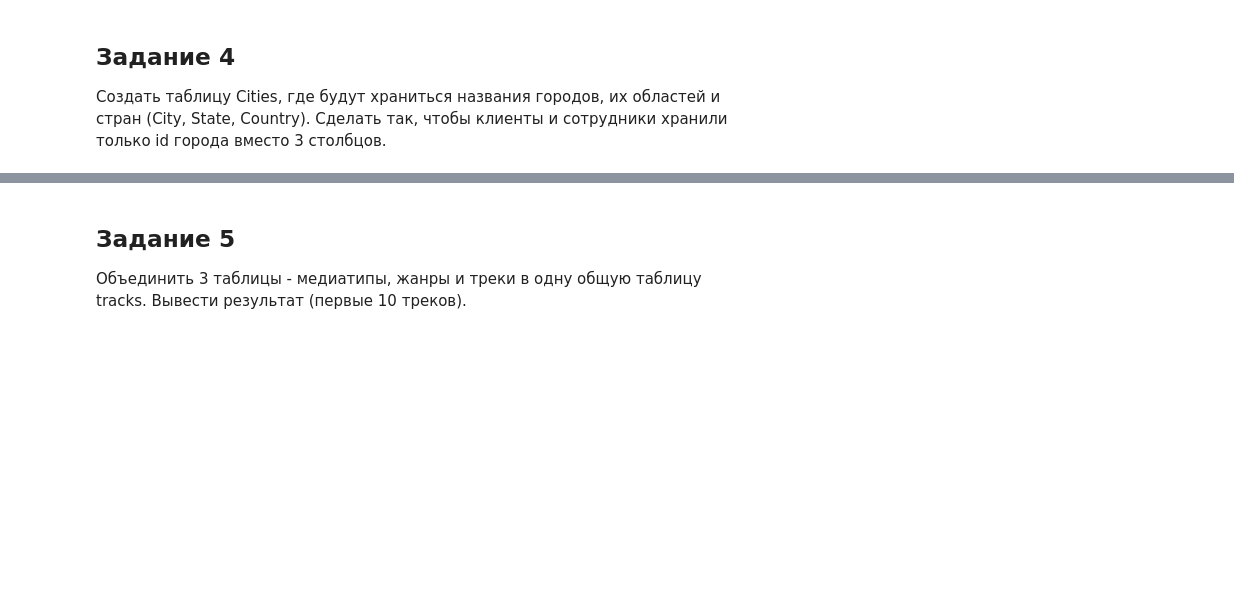
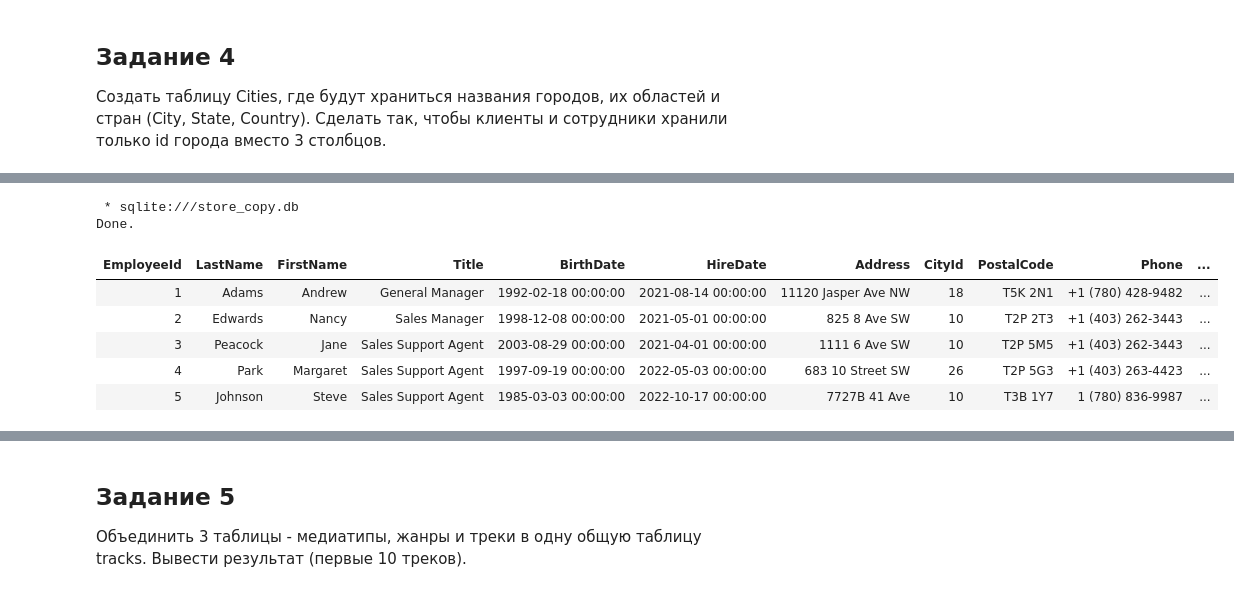
Before and after one commit to SWYARE/MIREAproject, a Jupyter notebook: Лабораторная_4.ipynb, the cells around one changed output, grey strips where cells are left out. Cells and saved outputs as stored; diff of their text form; code cells hidden in the pictures; blank space fills up the shorter version.

```diff
--- a/Лабораторная_4.ipynb
+++ b/Лабораторная_4.ipynb
@@ -95,0 +263,15 @@ CROSS JOIN green_day_track gdt;]
+# %%
+%%sql
+SELECT *
+from employees
+JOIN cities ON employees.CityId = cities.CityId
+LIMIT 5;
+# %% [output]
+ * sqlite:///store_copy.db
+Done.
+| EmployeeId | LastName | FirstName | Title | BirthDate | HireDate | Address | CityId | PostalCode | Phone | ... |
+| 1 | Adams | Andrew | General Manager | 1992-02-18 00:00:00 | 2021-08-14 00:00:00 | 11120 Jasper Ave NW | 18 | T5K 2N1 | +1 (780) 428-9482 | ... |
+| 2 | Edwards | Nancy | Sales Manager | 1998-12-08 00:00:00 | 2021-05-01 00:00:00 | 825 8 Ave SW | 10 | T2P 2T3 | +1 (403) 262-3443 | ... |
+| 3 | Peacock | Jane | Sales Support Agent | 2003-08-29 00:00:00 | 2021-04-01 00:00:00 | 1111 6 Ave SW | 10 | T2P 5M5 | +1 (403) 262-3443 | ... |
+| 4 | Park | Margaret | Sales Support Agent | 1997-09-19 00:00:00 | 2022-05-03 00:00:00 | 683 10 Street SW | 26 | T2P 5G3 | +1 (403) 263-4423 | ... |
+| 5 | Johnson | Steve | Sales Support Agent | 1985-03-03 00:00:00 | 2022-10-17 00:00:00 | 7727B 41 Ave | 10 | T3B 1Y7 | 1 (780) 836-9987 | ... |
```
Also changed, not shown: parts of 15 cells of this notebook.
